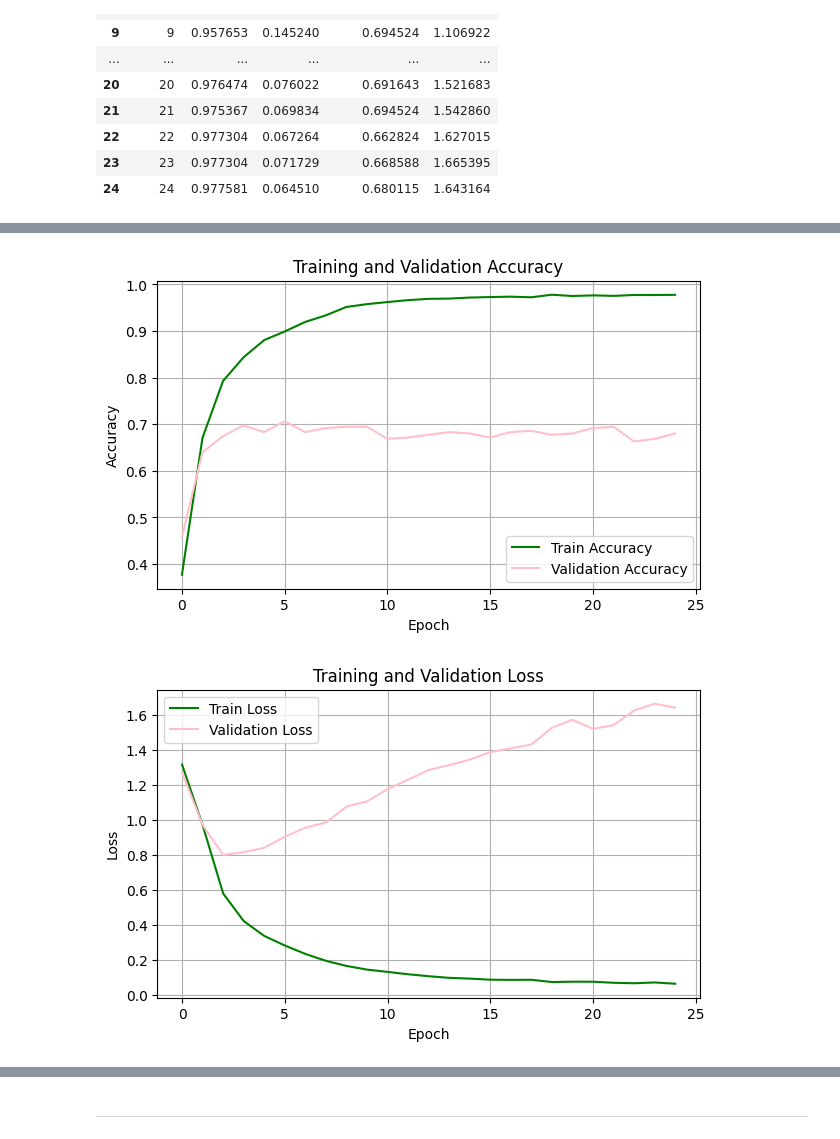
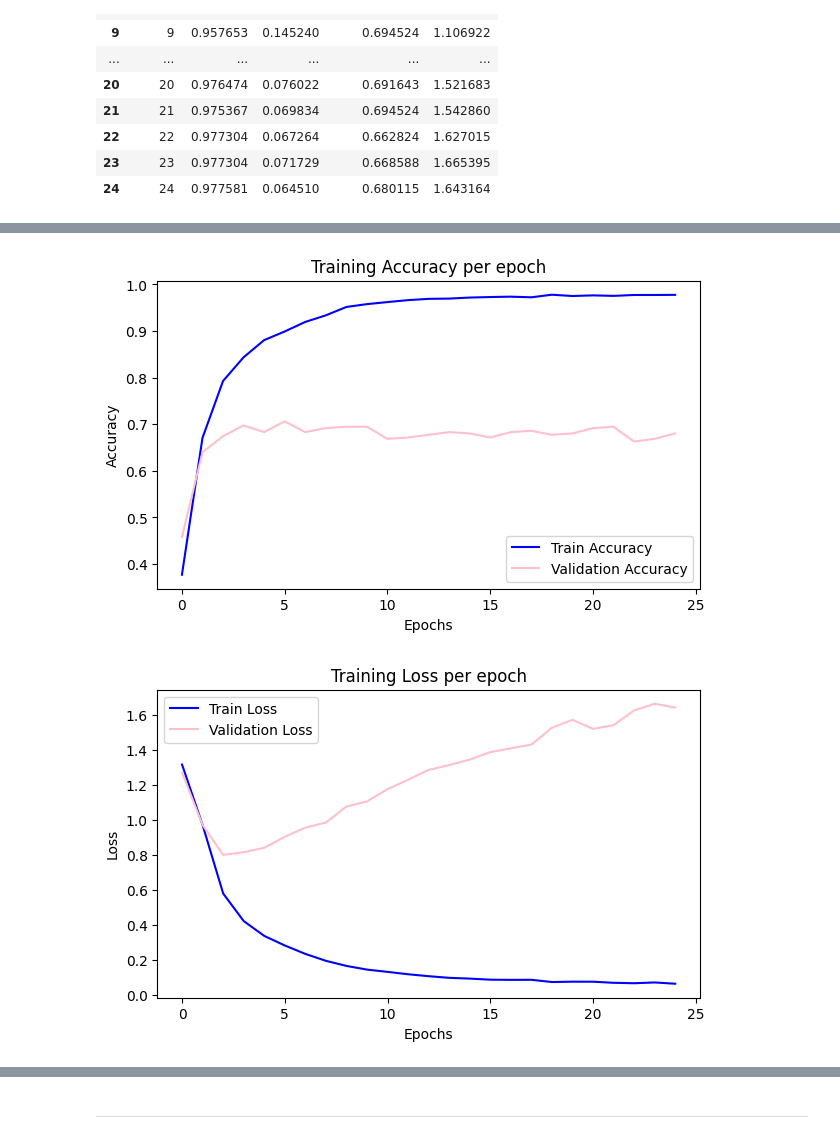
Before and after one commit to Magui4321/DM2025-Lab2-Exercise, a Jupyter notebook: DM2025-Lab2-Master-Phase_1.ipynb, the cells around one changed output, grey strips where cells are left out. Drawn from its saved outputs; the diff is of its cells as text; code cells hidden in the pictures.

```diff
--- a/DM2025-Lab2-Master-Phase_1.ipynb
+++ b/DM2025-Lab2-Master-Phase_1.ipynb
@@ -946,28 +946,28 @@ Plot the Training and Validation Accuracy and Loss (different plots), just like
 # %%
 # Answer here
 import matplotlib.pyplot as plt
 
-# Acc
+# Accuracy plot
 plt.figure(figsize=(7, 4))
-plt.plot(training_log["accuracy"], color='green', label='Train Accuracy')
+plt.plot(training_log["accuracy"], color='blue', label='Train Accuracy')
 plt.plot(training_log["val_accuracy"], color='pink', label='Validation Accuracy')
-plt.title("Training and Validation Accuracy")
-plt.xlabel("Epoch")
+plt.title("Training Accuracy per epoch")
+plt.xlabel("Epochs")
 plt.ylabel("Accuracy")
 plt.legend(loc='best')
-plt.grid(True)
+plt.grid(False)
 plt.show()
 
-# Loss
+# Loss plot
 plt.figure(figsize=(7, 4))
-plt.plot(training_log["loss"], color='green', label='Train Loss')
+plt.plot(training_log["loss"], color='blue', label='Train Loss')
 plt.plot(training_log["val_loss"], color='pink', label='Validation Loss')
-plt.title("Training and Validation Loss")
-plt.xlabel("Epoch")
+plt.title("Training Loss per epoch")
+plt.xlabel("Epochs")
 plt.ylabel("Loss")
 plt.legend(loc='best')
-plt.grid(True)
+plt.grid(False)
 plt.show()
 # %% [output]
-[figure, old version]
+[figure, new version]
-[figure, old version]
+[figure, new version]
```
Also changed, not shown: parts of 6 cells of this notebook.
